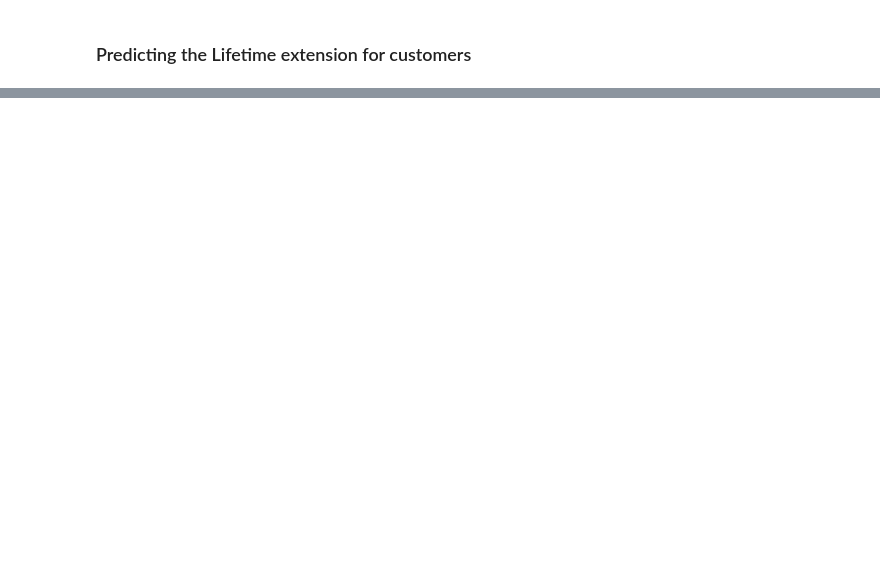
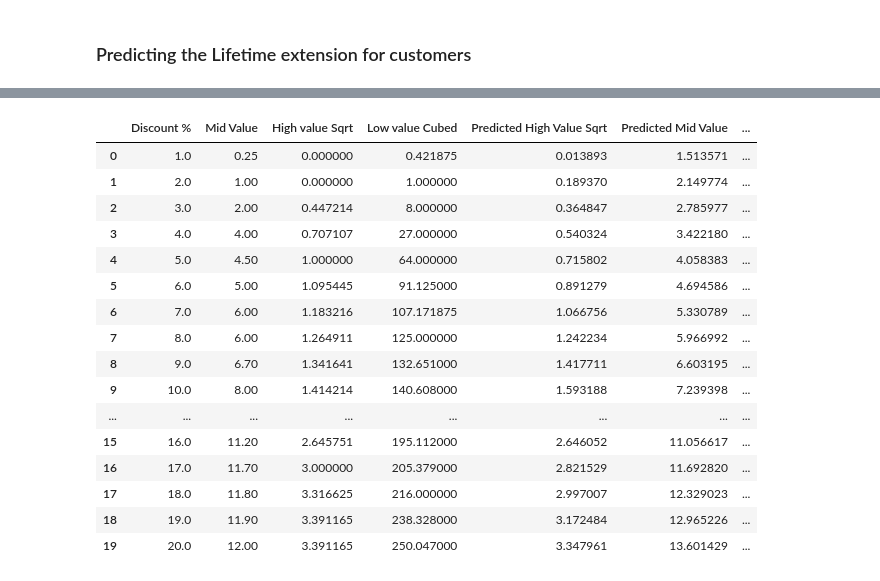
Before and after one commit to anantjoshi27/Schrodinger-s-Cats-group-exercise-5, a Jupyter notebook: Group Exercise_AJs_code.ipynb, the cells around one changed output, grey strips where cells are left out. Cells and saved outputs as stored; diff of their text form; code cells hidden in the pictures; blank space fills up the shorter version.

```diff
--- a/Group Exercise_AJs_code.ipynb
+++ b/Group Exercise_AJs_code.ipynb
@@ -109,0 +81,20 @@ Discount 20.0%: 6.42 months
+# %%
+data_transformed
+# %% [output]
+|  | Discount % | Mid Value | High value Sqrt | Low value Cubed | Predicted High Value Sqrt | Predicted Mid Value | ... |
+| 0 | 1.0 | 0.25 | 0.000000 | 0.421875 | 0.013893 | 1.513571 | ... |
+| 1 | 2.0 | 1.00 | 0.000000 | 1.000000 | 0.189370 | 2.149774 | ... |
+| 2 | 3.0 | 2.00 | 0.447214 | 8.000000 | 0.364847 | 2.785977 | ... |
+| 3 | 4.0 | 4.00 | 0.707107 | 27.000000 | 0.540324 | 3.422180 | ... |
+| 4 | 5.0 | 4.50 | 1.000000 | 64.000000 | 0.715802 | 4.058383 | ... |
+| 5 | 6.0 | 5.00 | 1.095445 | 91.125000 | 0.891279 | 4.694586 | ... |
+| 6 | 7.0 | 6.00 | 1.183216 | 107.171875 | 1.066756 | 5.330789 | ... |
+| 7 | 8.0 | 6.00 | 1.264911 | 125.000000 | 1.242234 | 5.966992 | ... |
+| 8 | 9.0 | 6.70 | 1.341641 | 132.651000 | 1.417711 | 6.603195 | ... |
+| 9 | 10.0 | 8.00 | 1.414214 | 140.608000 | 1.593188 | 7.239398 | ... |
+| ... | ... | ... | ... | ... | ... | ... | ... |
+| 15 | 16.0 | 11.20 | 2.645751 | 195.112000 | 2.646052 | 11.056617 | ... |
+| 16 | 17.0 | 11.70 | 3.000000 | 205.379000 | 2.821529 | 11.692820 | ... |
+| 17 | 18.0 | 11.80 | 3.316625 | 216.000000 | 2.997007 | 12.329023 | ... |
+| 18 | 19.0 | 11.90 | 3.391165 | 238.328000 | 3.172484 | 12.965226 | ... |
+| 19 | 20.0 | 12.00 | 3.391165 | 250.047000 | 3.347961 | 13.601429 | ... |
```
Also changed, not shown: parts of 36 cells of this notebook.
